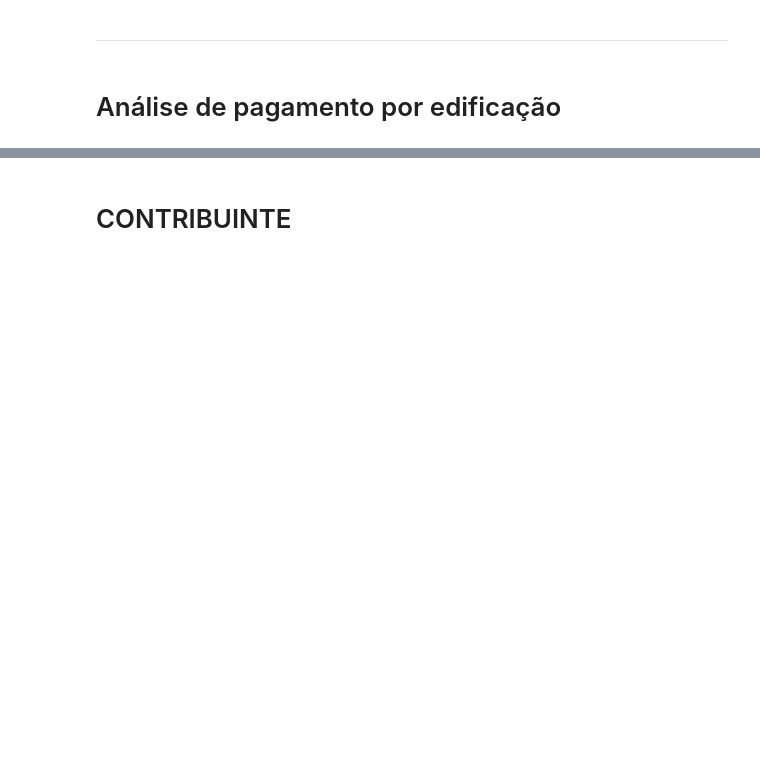
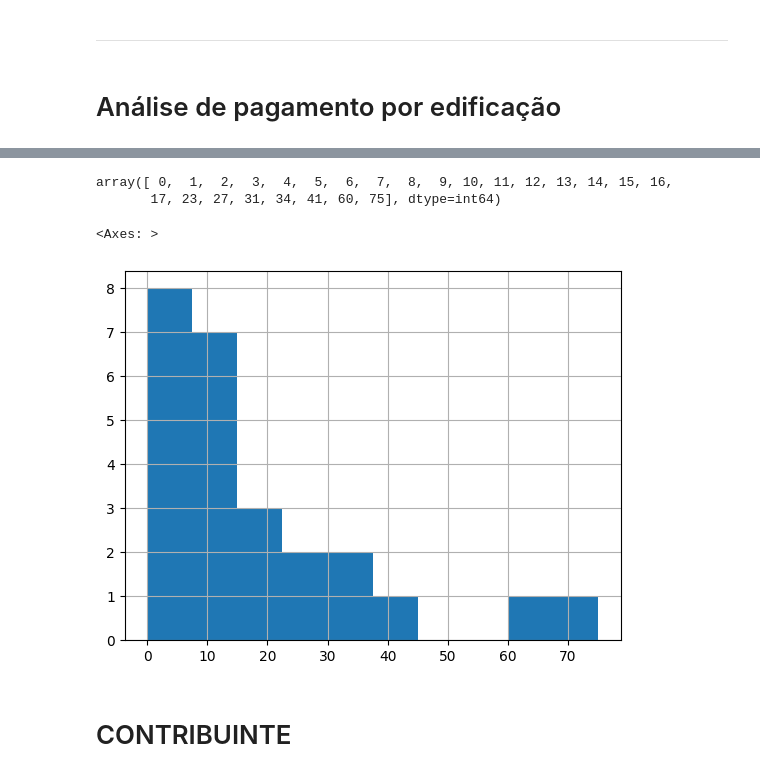
Before and after one commit to LanCarv/divida_ativa, a Jupyter notebook: modelo_debito.ipynb, the cells around one changed output, grey strips where cells are left out. Drawn from its saved outputs; the diff is of its cells as text; code cells hidden in the pictures; blank space fills up the shorter version.

```diff
--- a/modelo_debito.ipynb
+++ b/modelo_debito.ipynb
@@ -1272,3 +1538,13 @@ soma_qtd_pavimentos
+# %%
+soma_qtd_pavimentos['qtd_pavimentos'].unique()
+# %% [output]
+array([ 0,  1,  2,  3,  4,  5,  6,  7,  8,  9, 10, 11, 12, 13, 14, 15, 16,
+       17, 23, 27, 31, 34, 41, 60, 75], dtype=int64)
+# %%
+soma_qtd_pavimentos['qtd_pavimentos'].hist()
+# %% [output]
+<Axes: >
+[figure, added]
 # %% [markdown]
 # CONTRIBUINTE
 # %%
```
Also changed, not shown: parts of 23 cells of this notebook.
